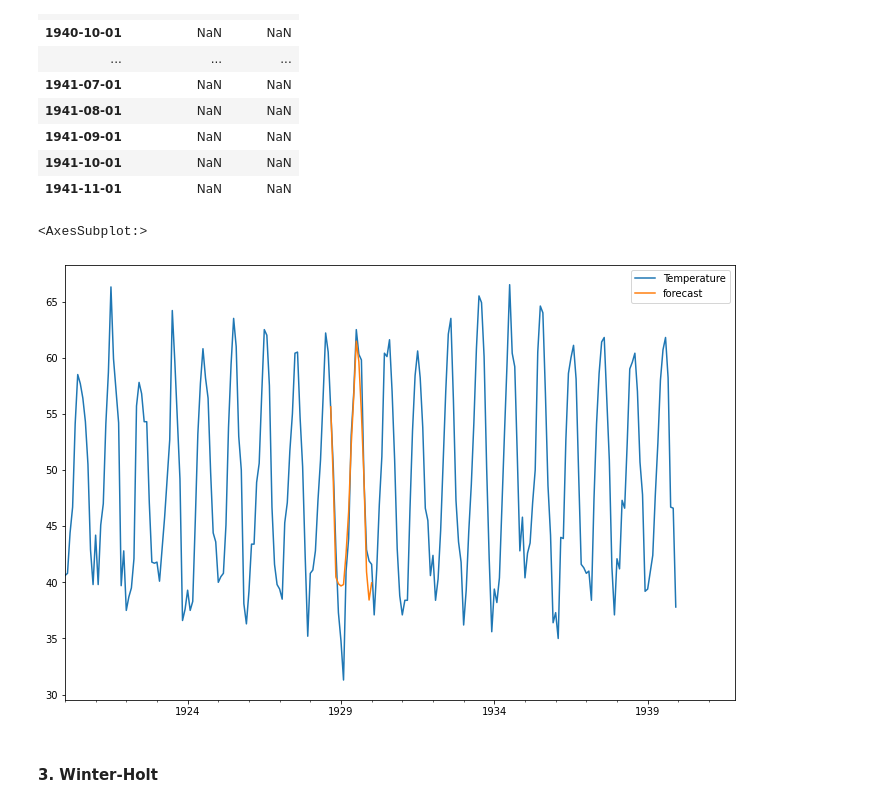
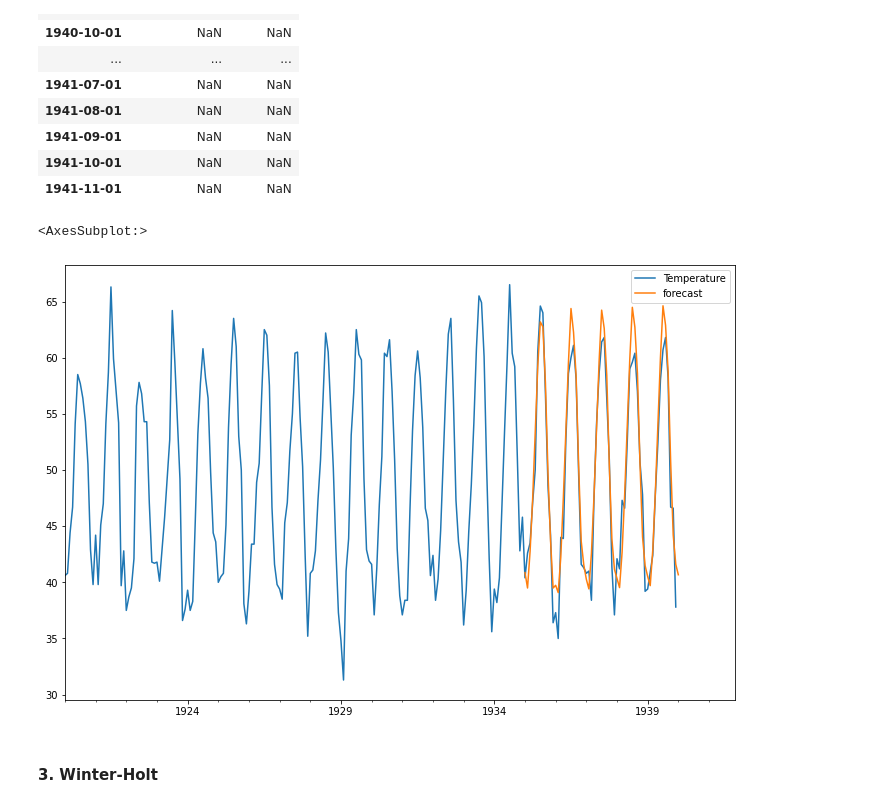
Before and after one commit to CamilaGO/Lab7-ds, a Jupyter notebook: Laboratorio 7 - Monthly Mean Temp.ipynb, the cells around one changed output. Drawn from its saved outputs; the diff is of its cells as text; code cells hidden in the pictures.

```diff
--- a/Laboratorio 7 - Monthly Mean Temp.ipynb
+++ b/Laboratorio 7 - Monthly Mean Temp.ipynb
@@ -135,7 +191,7 @@ sarimax.mse
 import statsmodels.api as sm
 model=sm.tsa.statespace.SARIMAX(df_1['Temperature'],order=(1, 1, 1),seasonal_order=(1,1,1,12))
 results=model.fit()
-df_1['forecast']=results.predict(start=90,end=103,dynamic=True)
+df_1['forecast']=results.predict(start=180,end=240,dynamic=True)
 df_1[['Temperature','forecast']].plot(figsize=(12,8))
 # %% [output]
 <AxesSubplot:xlabel='Month'>
@@ -165,11 +221,11 @@ pred_date
 | 1941-11-01 | NaN | NaN |
 # %%
 df_1=pd.concat([df_1,pred_date])
-df_1['forecast'] = results.predict(start = 104, end = 120, dynamic= True)
+df_1['forecast'] = results.predict(start = 180, end = 240, dynamic= True)
 df_1[['Temperature', 'forecast']].plot(figsize=(12, 8))
 # %% [output]
 <AxesSubplot:>
-[figure, old version]
+[figure, new version]
 # %% [markdown]
 #### 3. Winter-Holt
 # %% [markdown]
```
Also changed, not shown: parts of 30 cells of this notebook, 1 other file.
